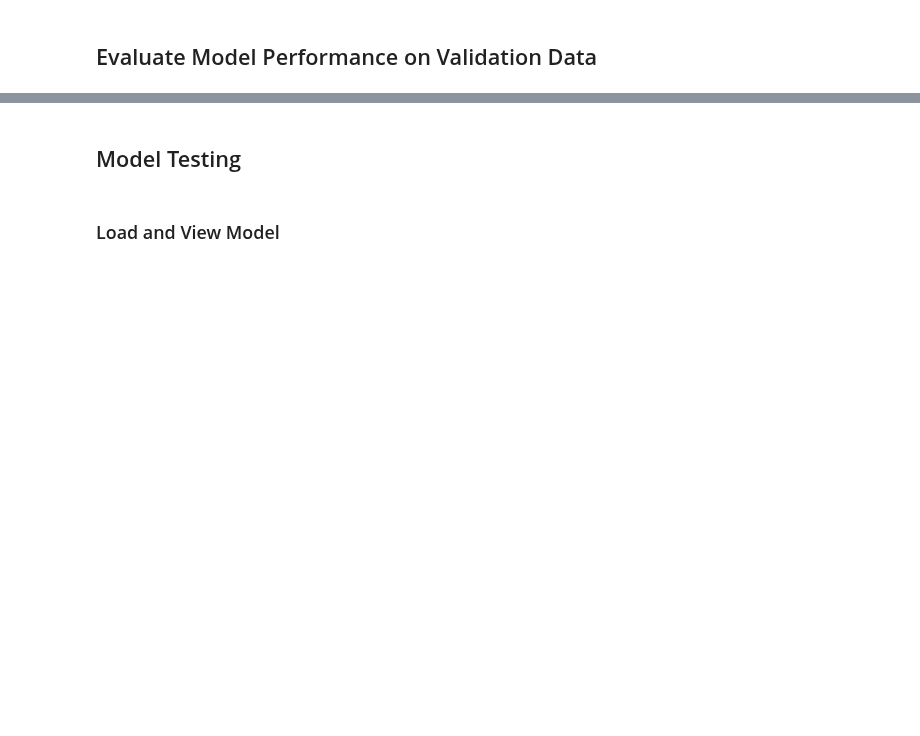
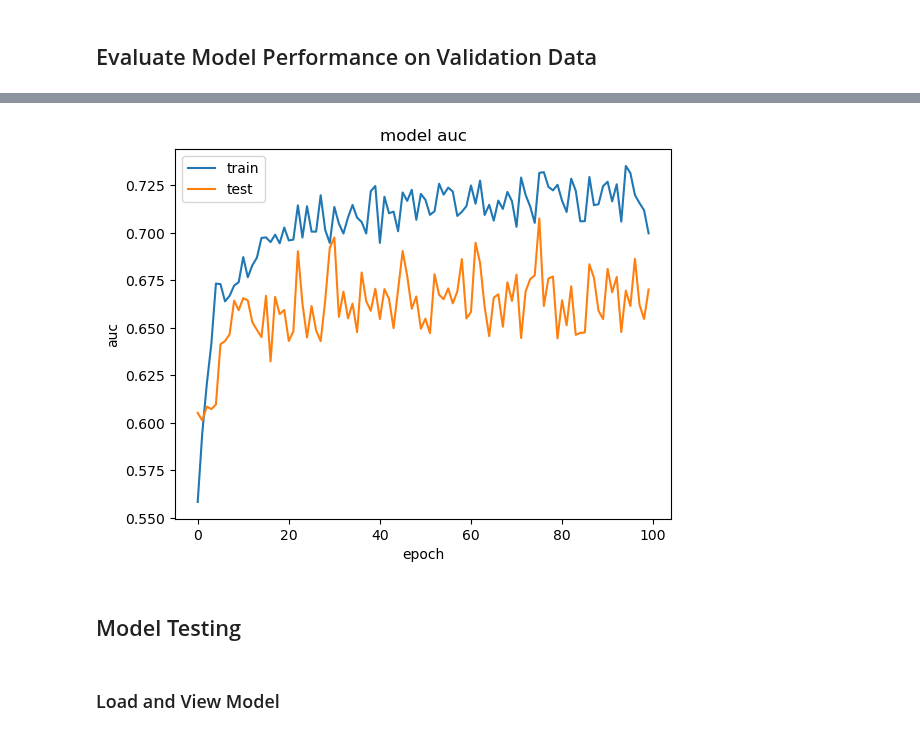
Before and after one commit to rachelwoodside/csci4155-chest-xray-model, a Jupyter notebook: cardiomegaly_only.ipynb, the cells around one changed output, grey strips where cells are left out. Drawn from its saved outputs; the diff is of its cells as text; code cells hidden in the pictures; blank space fills up the shorter version.

```diff
--- a/cardiomegaly_only.ipynb
+++ b/cardiomegaly_only.ipynb
@@ -461,12 +477,14 @@ plt.show()
 # %%
-plt.plot(history.history['auc_5'])
-plt.plot(history.history['val_auc_5'])
+plt.plot(history.history['auc'])
+plt.plot(history.history['val_auc'])
 
 plt.title('model auc')
 plt.ylabel('auc')
 plt.xlabel('epoch')
 plt.legend(['train', 'test'], loc='upper left')
 plt.show()
+# %% [output]
+[figure, added]
 # %% [markdown]
 ## Model Testing
 # %%
```
Also changed, not shown: parts of 33 cells of this notebook, 4 other files.
